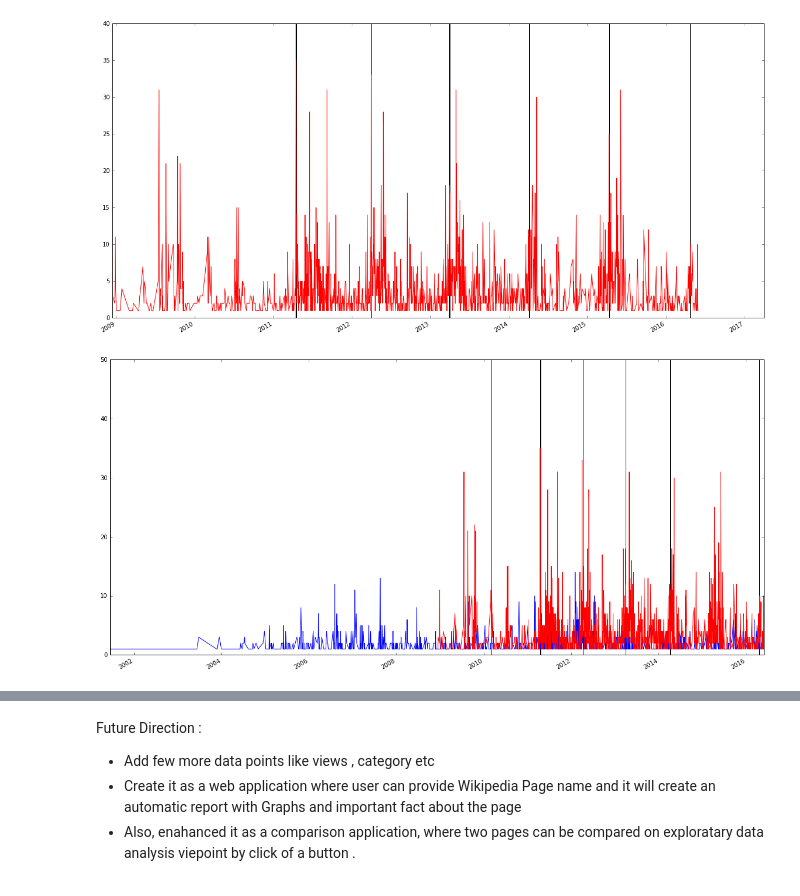
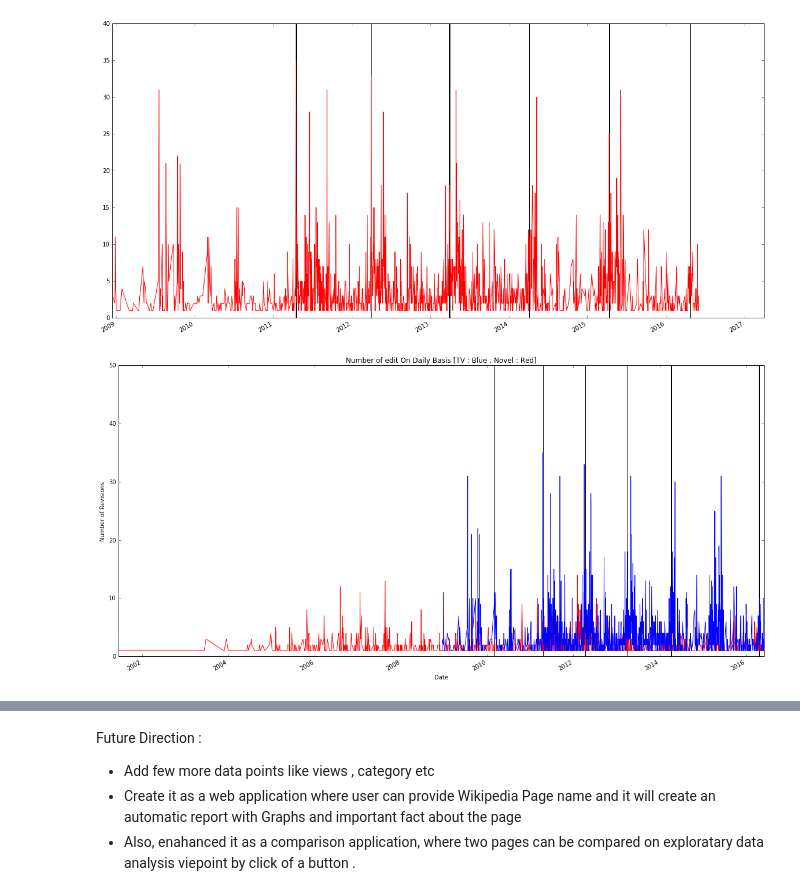
Before and after one commit to abhishekanand/DS4UX, a Jupyter notebook: final/Project.ipynb, the cells around one changed output, grey strips where cells are left out. Cells and saved outputs as stored; diff of their text form; code cells hidden in the pictures.

```diff
--- a/final/Project.ipynb
+++ b/final/Project.ipynb
@@ -853,34 +860,41 @@ plt.show()
 # %%
 # http://stackoverflow.com/a/22276109
 
 
 dates = []
 y=[]
 for key,value in odbookdaily.items():
     dates.append(datetime.datetime.strptime(key, "%Y-%m-%d"))
     y.append(value)
-plt.plot(dates,y)
+plt.plot(dates,y,color='Red')
 plt.gcf().autofmt_xdate()
 
 tvdates = []
 tvy=[]
 for key,value in odtvdaily.items():
     tvdates.append(datetime.datetime.strptime(key, "%Y-%m-%d"))
     tvy.append(value)
-plt.plot(tvdates,tvy,color='red')
+plt.plot(tvdates,tvy,color='Blue')
 plt.gcf().autofmt_xdate()
 
 tvordered = []
 tvo=[]
 for key,value in odTVTimeLineordered.items():
     tvordered.append(datetime.datetime.strptime(key, "%Y-%m-%d"))
     tvo.append(value)
 plt.bar(tvordered,tvo,color='green')
 plt.gcf().autofmt_xdate()
 
+#labels
+plt.xlabel("Date")
+plt.ylabel("Number of Revisions")
+
+#title
+plt.title("Number of edit On Daily Basis [TV : Blue ; Novel : Red]")
+
 plt.show()
 # %% [output]
-[figure, old version]
+[figure, new version]
 # %%
 TVTimeLine = {}
 TVTimeLine["season1"]={"ordered":"03/02/2010","FirstAired":"04/17/2011","LastAired":"06/19/2011"}
```
Also changed, not shown: parts of 18 cells of this notebook, 4 other files.
